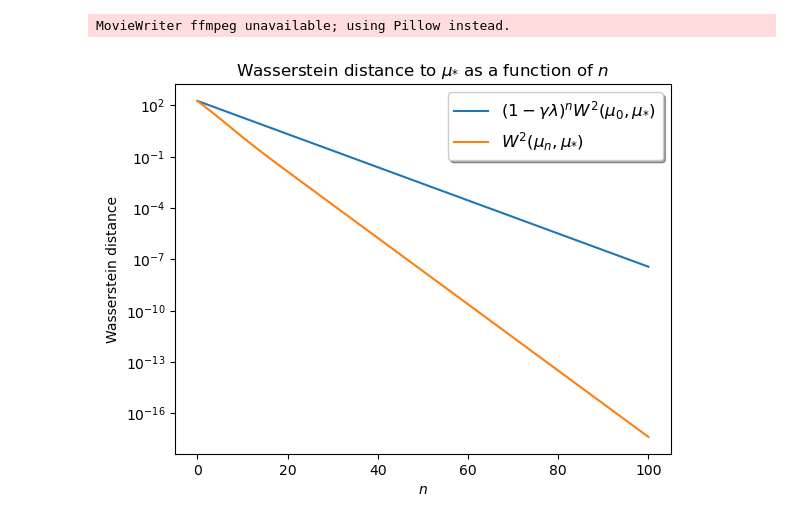
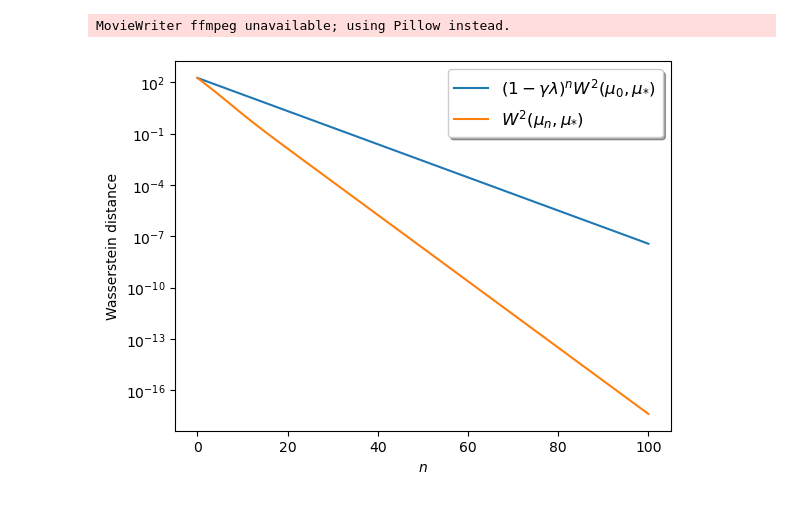
Before and after one commit to abjohnson117/515FinalProject, a Jupyter notebook: WPGD_ex.ipynb, the cells around one changed output. Drawn from its saved outputs; the diff is of its cells as text; code cells hidden in the pictures.

```diff
--- a/WPGD_ex.ipynb
+++ b/WPGD_ex.ipynb
@@ -160,14 +160,13 @@ MovieWriter ffmpeg unavailable; using Pillow instead.
 # %%
 bound = plt.plot(Ws_bound, label = '$(1-\gamma\lambda)^{n}W^2(\mu_0,\mu_{*})$')
 Err = plt.plot(Ws, label = '$W^2(\mu_n,\mu_{*})$')
 
 legend = plt.legend(loc = 1, shadow = True, fontsize = 'large')
-plt.title('Wasserstein distance to $\mu_{*}$ as a function of $n$')
 plt.ylabel('Wasserstein distance')
 plt.xlabel('$n$')
 plt.yscale('log')
 plt.savefig('Wass.png')
 
 plt.show()
 # %% [output]
-[figure, old version]
+[figure, new version]
```
Also changed, not shown: parts of 7 cells of this notebook, 1 other file.
